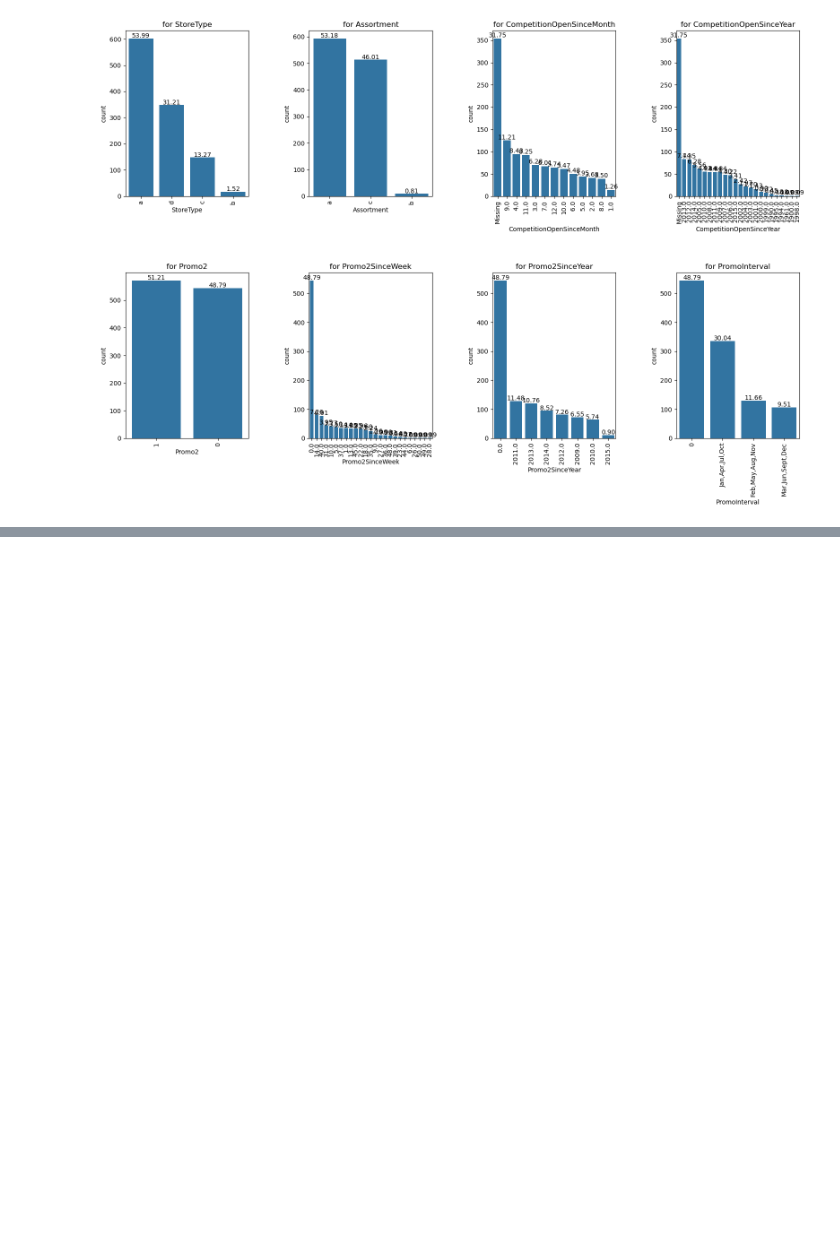
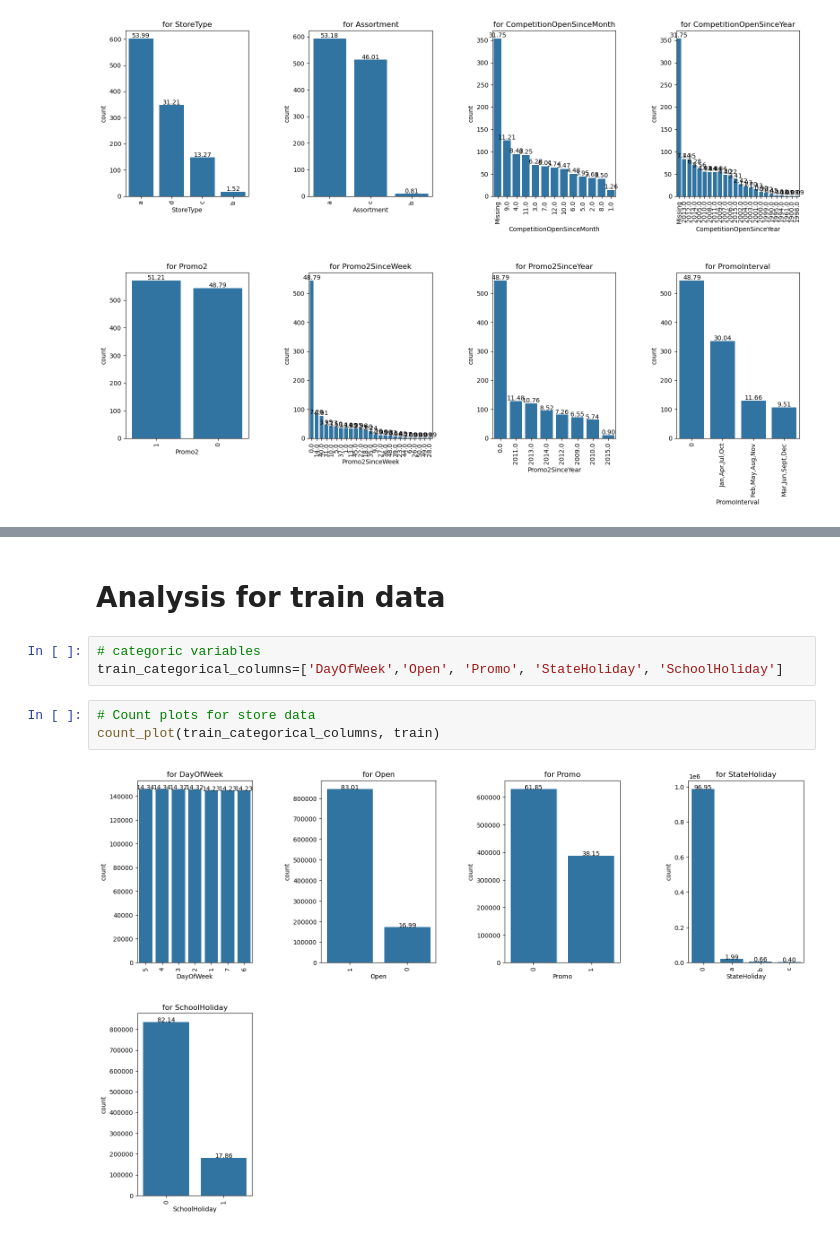
Before and after one commit to SanjayaKumarSahoo/rossmann-drug-timeseries-forecast, a Jupyter notebook: rossmann-drug-timeseries-forecast.ipynb, the cells around one changed output, grey strips where cells are left out. Drawn from its saved outputs; the diff is of its cells as text; blank space fills up the shorter version.

```diff
--- a/rossmann-drug-timeseries-forecast.ipynb
+++ b/rossmann-drug-timeseries-forecast.ipynb
@@ -226,0 +221,10 @@ store.describe()
+# %% [markdown]
+# Analysis for train data
+# %%
+# categoric variables
+train_categorical_columns=['DayOfWeek','Open', 'Promo', 'StateHoliday', 'SchoolHoliday']
+# %%
+# Count plots for store data
+count_plot(train_categorical_columns, train)
+# %% [output]
+[figure, added]
```
Also changed, not shown: parts of 23 cells of this notebook.
